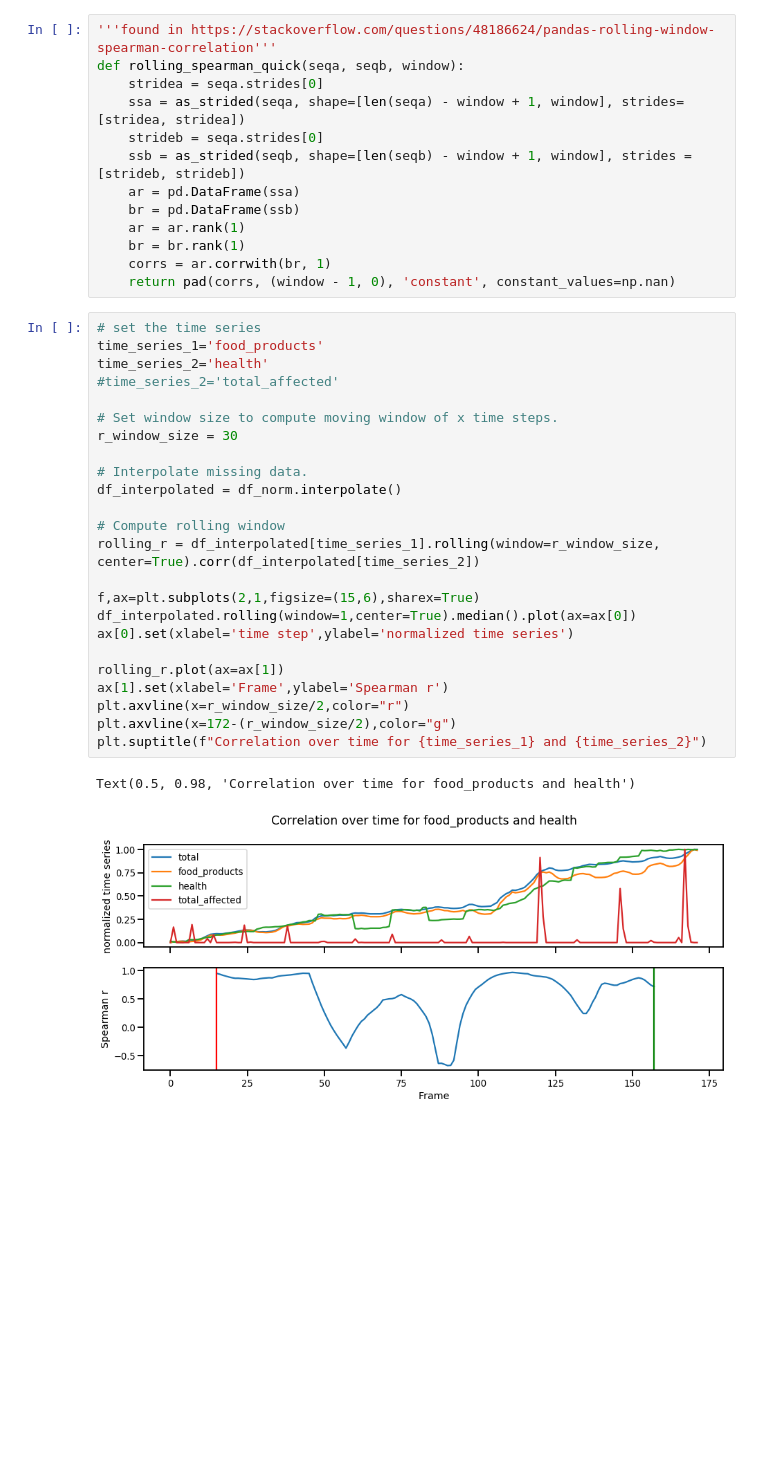
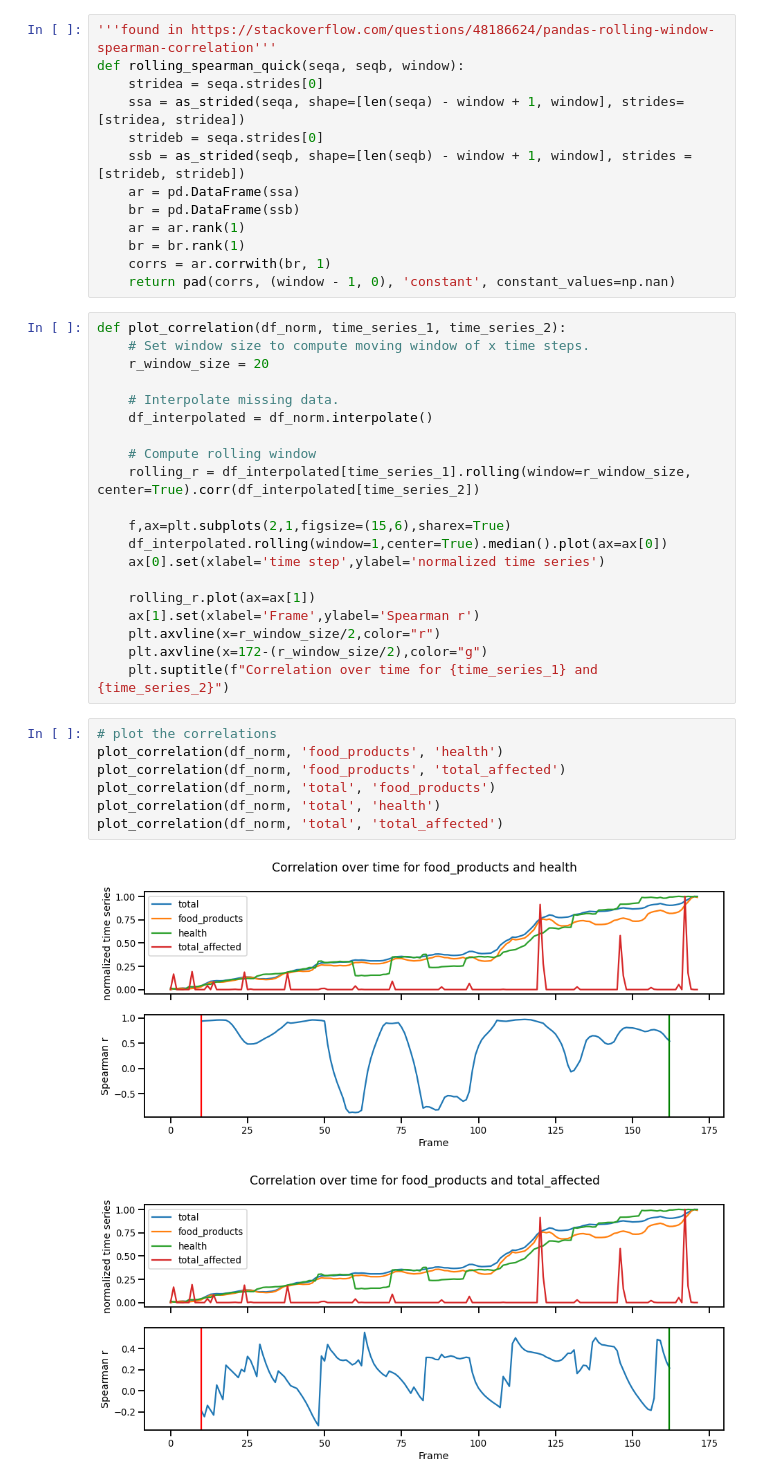
Before and after one commit to gheisenberg/FoodSecurity, a Jupyter notebook: prefect/correlation/CPI_Correlation.ipynb, the cells around one changed output. Cells and saved outputs as stored; diff of their text form; blank space fills up the shorter version.

```diff
--- a/prefect/correlation/CPI_Correlation.ipynb
+++ b/prefect/correlation/CPI_Correlation.ipynb
@@ -101,29 +121,32 @@ def rolling_spearman_quick(seqa, seqb, window):
     corrs = ar.corrwith(br, 1)
     return pad(corrs, (window - 1, 0), 'constant', constant_values=np.nan)
 # %%
-# set the time series
-time_series_1='food_products'
-time_series_2='health'
-#time_series_2='total_affected'
+def plot_correlation(df_norm, time_series_1, time_series_2):
+    # Set window size to compute moving window of x time steps.
+    r_window_size = 20
 
-# Set window size to compute moving window of x time steps.
-r_window_size = 30
+    # Interpolate missing data.
+    df_interpolated = df_norm.interpolate()
 
-# Interpolate missing data.
-df_interpolated = df_norm.interpolate()
+    # Compute rolling window
+    rolling_r = df_interpolated[time_series_1].rolling(window=r_window_size, center=True).corr(df_interpolated[time_series_2])
 
-# Compute rolling window
-rolling_r = df_interpolated[time_series_1].rolling(window=r_window_size, center=True).corr(df_interpolated[time_series_2])
+    f,ax=plt.subplots(2,1,figsize=(15,6),sharex=True)
+    df_interpolated.rolling(window=1,center=True).median().plot(ax=ax[0])
+    ax[0].set(xlabel='time step',ylabel='normalized time series')
 
-f,ax=plt.subplots(2,1,figsize=(15,6),sharex=True)
-df_interpolated.rolling(window=1,center=True).median().plot(ax=ax[0])
-ax[0].set(xlabel='time step',ylabel='normalized time series')
-
-rolling_r.plot(ax=ax[1])
-ax[1].set(xlabel='Frame',ylabel='Spearman r')
-plt.axvline(x=r_window_size/2,color="r")
-plt.axvline(x=172-(r_window_size/2),color="g")
-plt.suptitle(f"Correlation over time for {time_series_1} and {time_series_2}")
+    rolling_r.plot(ax=ax[1])
+    ax[1].set(xlabel='Frame',ylabel='Spearman r')
+    plt.axvline(x=r_window_size/2,color="r")
+    plt.axvline(x=172-(r_window_size/2),color="g")
+    plt.suptitle(f"Correlation over time for {time_series_1} and {time_series_2}")
-# %% [output]
-Text(0.5, 0.98, 'Correlation over time for food_products and health')
-[figure, removed]
+# %%
+# plot the correlations
+plot_correlation(df_norm, 'food_products', 'health')
+plot_correlation(df_norm, 'food_products', 'total_affected')
+plot_correlation(df_norm, 'total', 'food_products')
+plot_correlation(df_norm, 'total', 'health')
+plot_correlation(df_norm, 'total', 'total_affected')
+# %% [output]
+[figure, added]
+[figure, added]
```
Also changed, not shown: parts of 3 cells of this notebook.
